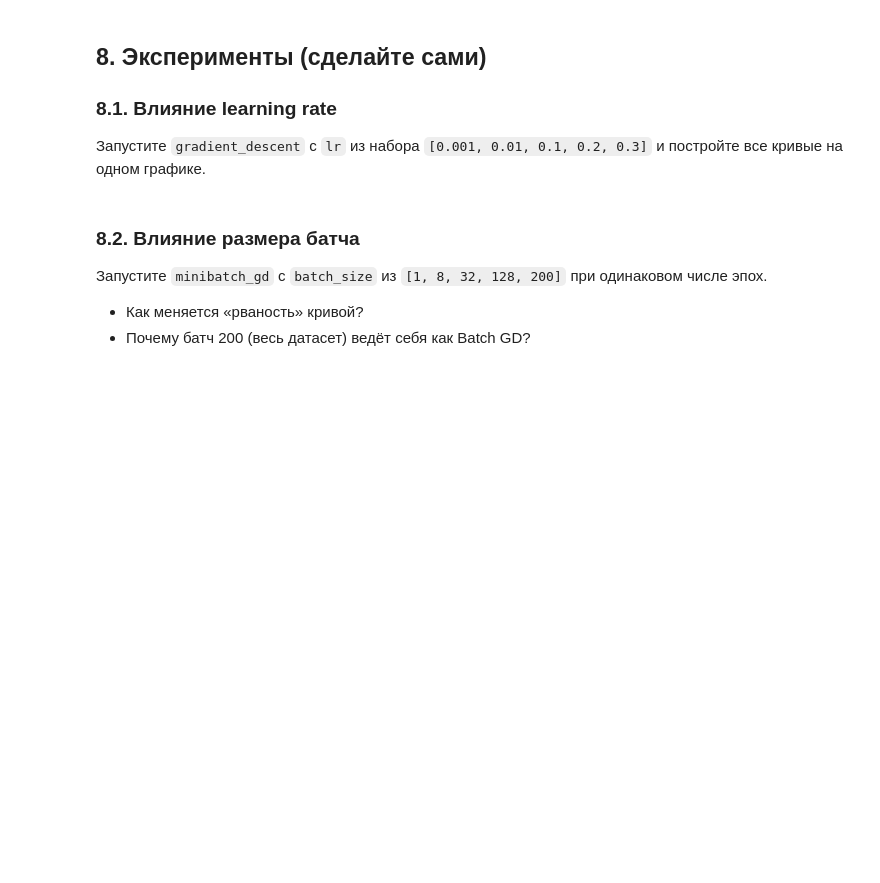
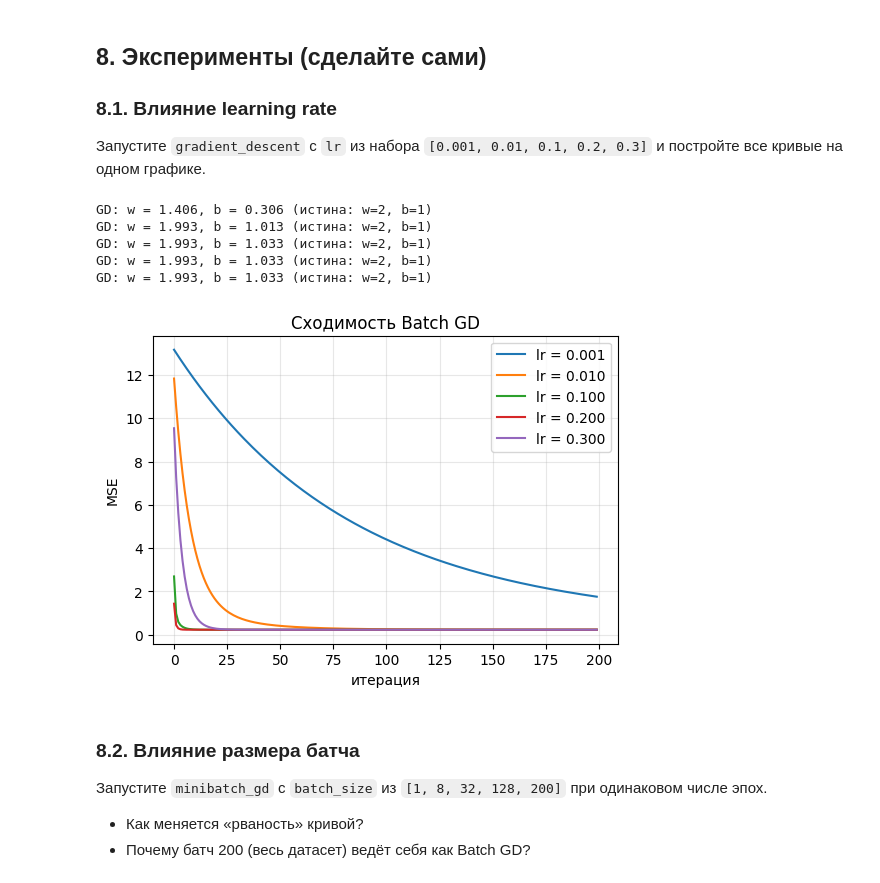
Before and after one commit to YulieRu/PINN2026-1, a Jupyter notebook: tasks/7_gradient_decent/gradient_descent_tutorial.ipynb, the cells around one changed output. Drawn from its saved outputs; the diff is of its cells as text; code cells hidden in the pictures; blank space fills up the shorter version.

```diff
--- a/tasks/7_gradient_decent/gradient_descent_tutorial.ipynb
+++ b/tasks/7_gradient_decent/gradient_descent_tutorial.ipynb
@@ -188,8 +220,23 @@ plt.show()
 Запустите `gradient_descent` с `lr` из набора `[0.001, 0.01, 0.1, 0.2, 0.3]` и постройте все кривые на одном графике.
 # %%
 # ЭКСПЕРИМЕНТ 1: learning rate
-# ВАШ КОД
-pass
+lr = [0.001, 0.01, 0.1, 0.2, 0.3]
+plt.figure(figsize=(6, 4))
+for i in range(len(lr)):
+    w_gd, b_gd, hist_gd = gradient_descent(X, y, lr[i], n_iter=200)
+    print(f'GD: w = {w_gd:.3f}, b = {b_gd:.3f} (истина: w=2, b=1)')
+
+    plt.plot(hist_gd, label = f'lr = {lr[i]:.3f}')
+    plt.xlabel('итерация'); plt.ylabel('MSE'); plt.title('Сходимость Batch GD'); plt.grid(alpha=0.3)
+plt.legend()
+plt.show()
+# %% [output]
+GD: w = 1.406, b = 0.306 (истина: w=2, b=1)
+GD: w = 1.993, b = 1.013 (истина: w=2, b=1)
+GD: w = 1.993, b = 1.033 (истина: w=2, b=1)
+GD: w = 1.993, b = 1.033 (истина: w=2, b=1)
+GD: w = 1.993, b = 1.033 (истина: w=2, b=1)
+[figure, added]
 # %% [markdown]
 ### 8.2. Влияние размера батча
 
```
Also changed, not shown: parts of 7 cells of this notebook, 1 other file.
